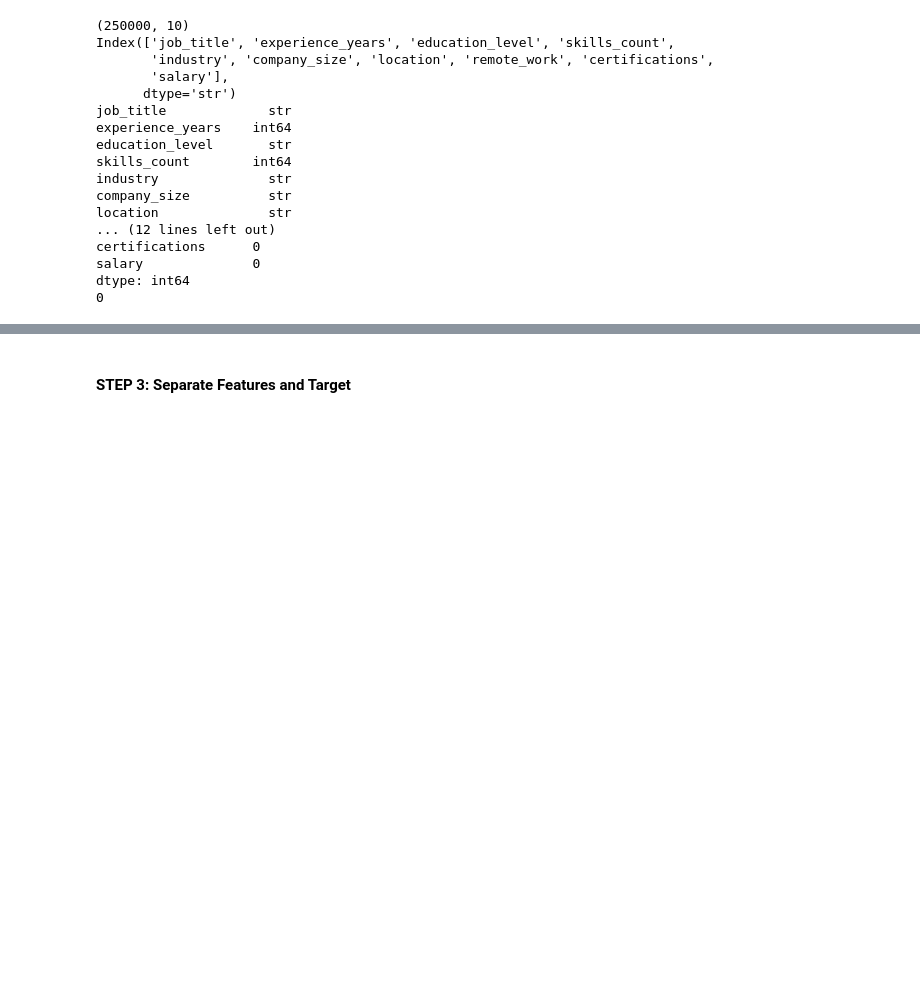
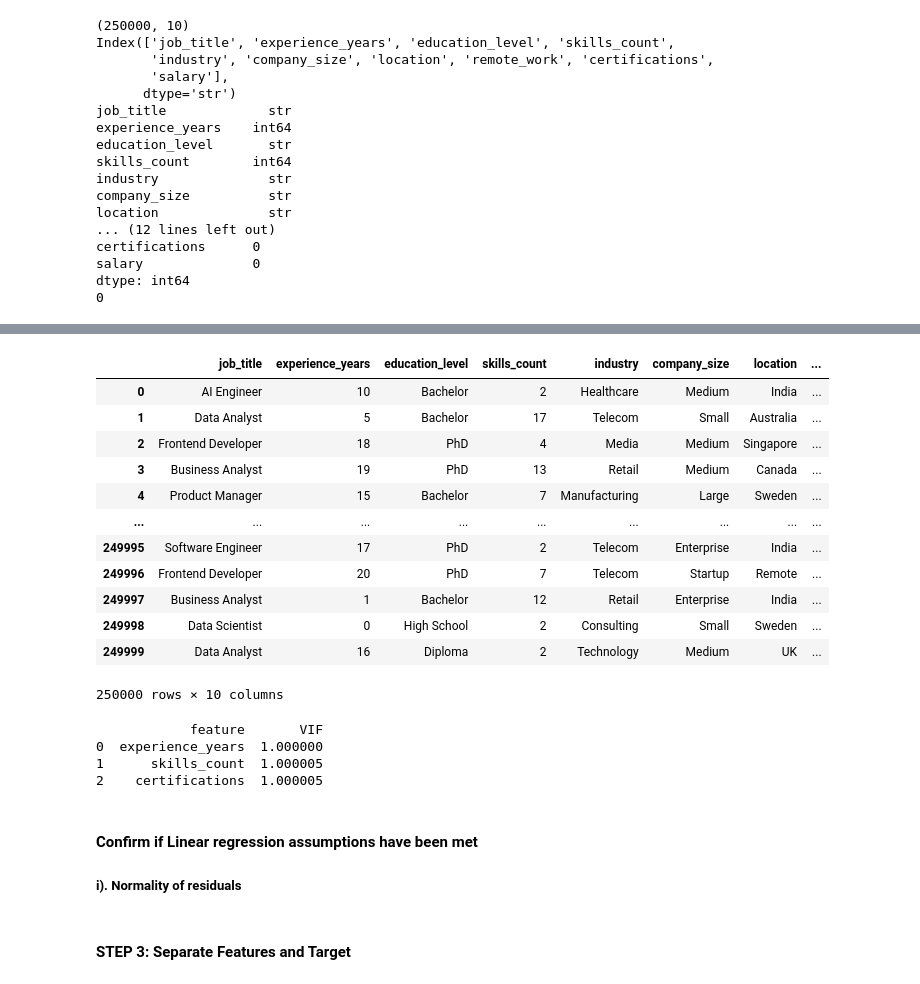
Before and after one commit to EmmanuelKiriinya/Machine-learning-notes, a Jupyter notebook: Supervised_Learning/ml.ipynb, the cells around one changed output, grey strips where cells are left out. Drawn from its saved outputs; the diff is of its cells as text; code cells hidden in the pictures; blank space fills up the shorter version.

```diff
--- a/Supervised_Learning/ml.ipynb
+++ b/Supervised_Learning/ml.ipynb
@@ -665,3 +711,45 @@ dtype: int64
+# %%
+salary_df
+# %% [output]
+|  | job_title | experience_years | education_level | skills_count | industry | company_size | location | ... |
+| 0 | AI Engineer | 10 | Bachelor | 2 | Healthcare | Medium | India | ... |
+| 1 | Data Analyst | 5 | Bachelor | 17 | Telecom | Small | Australia | ... |
+| 2 | Frontend Developer | 18 | PhD | 4 | Media | Medium | Singapore | ... |
+| 3 | Business Analyst | 19 | PhD | 13 | Retail | Medium | Canada | ... |
+| 4 | Product Manager | 15 | Bachelor | 7 | Manufacturing | Large | Sweden | ... |
+| ... | ... | ... | ... | ... | ... | ... | ... | ... |
+| 249995 | Software Engineer | 17 | PhD | 2 | Telecom | Enterprise | India | ... |
+| 249996 | Frontend Developer | 20 | PhD | 7 | Telecom | Startup | Remote | ... |
+| 249997 | Business Analyst | 1 | Bachelor | 12 | Retail | Enterprise | India | ... |
+| 249998 | Data Scientist | 0 | High School | 2 | Consulting | Small | Sweden | ... |
+| 249999 | Data Analyst | 16 | Diploma | 2 | Technology | Medium | UK | ... |
+250000 rows × 10 columns
+# %%
+# Checking for multicollinearity using VIF
+# 2. Select only independent predictor variables (Exclude Salary)
+X = salary_df[['experience_years', 'skills_count', 'certifications']]
+
+# 3. Add a constant column for the intercept
+X_with_constant = X.copy()
+X_with_constant['constant'] = 1
+
+# 4. Calculate VIF for each feature
+vif_data = pd.DataFrame()
+vif_data["feature"] = X.columns
+vif_data["VIF"] = [
+    variance_inflation_factor(X_with_constant.values, i)
+    for i in range(len(X.columns))
+]
+
+print(vif_data)
+# %% [output]
+            feature       VIF
+0  experience_years  1.000000
+1      skills_count  1.000005
+2    certifications  1.000005
+# %% [markdown]
+#### Confirm if Linear regression assumptions have been met
+##### i). Normality of residuals
 # %% [markdown]
 #### STEP 3: Separate Features and Target
 # %%
```
Also changed, not shown: parts of 9 cells of this notebook, 1 other file.
